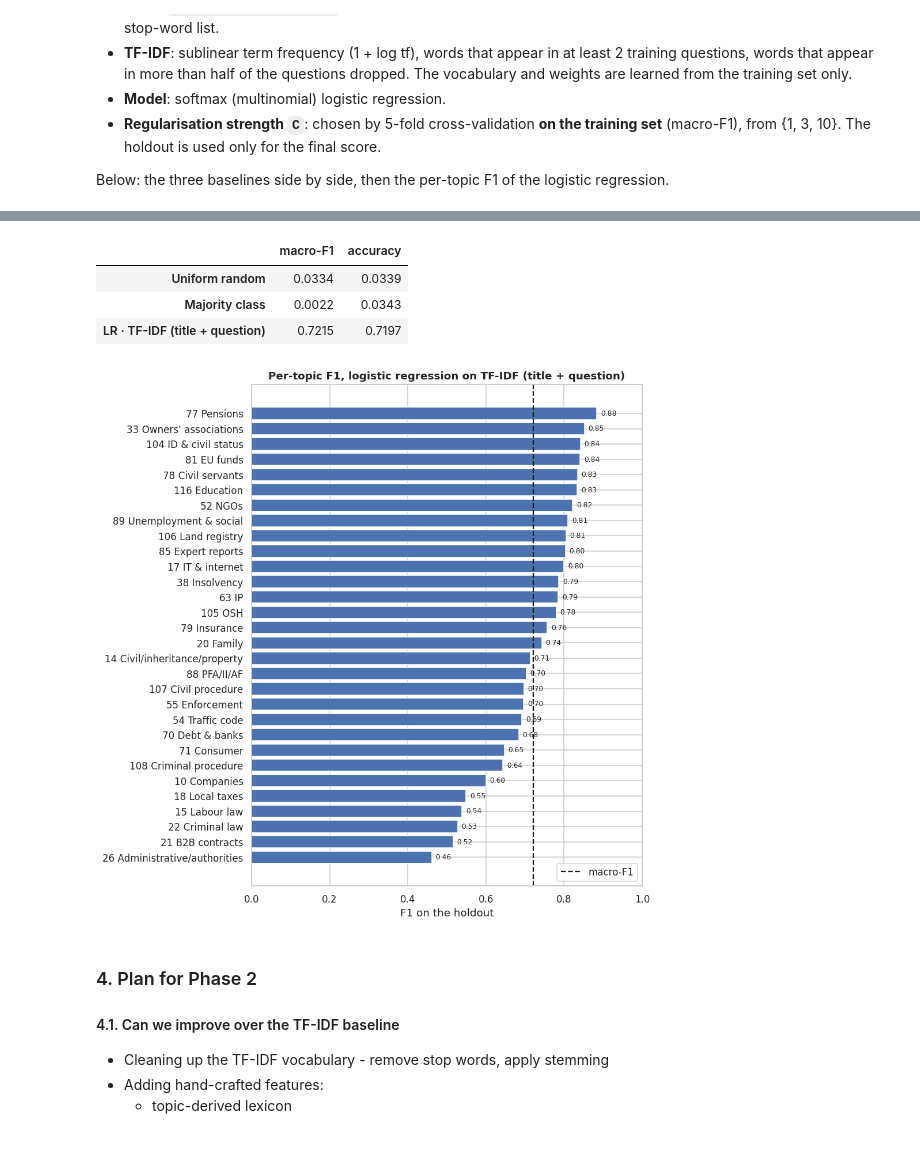
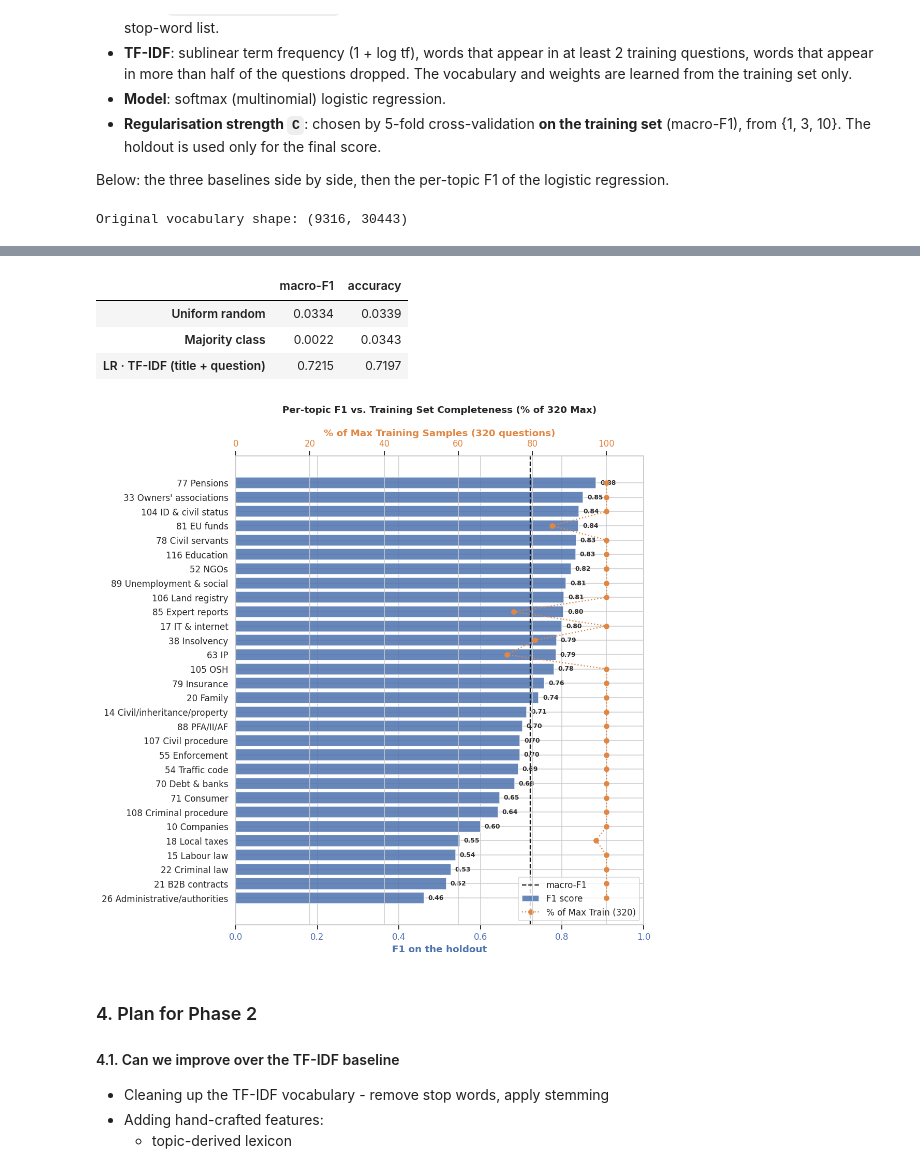
Before and after one commit to cristi-d/legal-questions-topic-prediction, a Jupyter notebook: extraction/legal_dataset_intro.ipynb, the cells around one changed output, grey strips where cells are left out. Cells and saved outputs as stored; diff of their text form; code cells hidden in the pictures.

```diff
--- a/extraction/legal_dataset_intro.ipynb
+++ b/extraction/legal_dataset_intro.ipynb
@@ -666,15 +710,34 @@ predicted topic: 10 Companies  (25 topics tied with 320 training questions)
 Below: the three baselines side by side, then the per-topic F1 of the logistic regression.
 # %%
 identity = lambda toks: toks
-tfidf_lr = make_pipeline(TfidfVectorizer(analyzer=identity, sublinear_tf=True, min_df=2, max_df=0.5),
-                         LogisticRegression(max_iter=3000))
-search = GridSearchCV(tfidf_lr, {'logisticregression__C': [1, 3, 10]}, scoring='f1_macro',
-                      cv=StratifiedKFold(5, shuffle=True, random_state=SEED), n_jobs=-1)
+tfidf_lr_vec = TfidfVectorizer(analyzer=identity, sublinear_tf=True, max_df=0.5)
+
+print("Original vocabulary shape:", tfidf_lr_vec.fit_transform(train['title_question_tokens']).shape)
+
+# Map each min_df to its resulting feature dimension (vocabulary size)
+min_df_values = [2, 3, 5]
+dim_map = {}
+for m_df in min_df_values:
+    temp_vec = TfidfVectorizer(analyzer=identity, sublinear_tf=True, max_df=0.5, min_df=m_df)
+    dim_map[m_df] = temp_vec.fit_transform(train['title_question_tokens']).shape[1]
+
+# Define Cross-Validation structure
+n_folds = 5
+cv_splitter = StratifiedKFold(n_splits=n_folds, shuffle=True, random_state=SEED)
+
+tfidf_lr = make_pipeline(tfidf_lr_vec, LogisticRegression(max_iter=3000))
+search = GridSearchCV(tfidf_lr, {
+    'logisticregression__C': [1, 3, 10],
+    'tfidfvectorizer__min_df': min_df_values
+}, scoring='f1_macro', cv=cv_splitter, n_jobs=-1)
 search.fit(train['title_question_tokens'], y_train)
-display(pd.DataFrame(search.cv_results_)[['param_logisticregression__C', 'mean_test_score', 'std_test_score']]
-        .rename(columns={'param_logisticregression__C': 'C', 'mean_test_score': 'CV macro-F1 (train)',
-                         'std_test_score': 'std'}).round(4).set_index('C'))
-print('chosen C:', search.best_params_['logisticregression__C'])
+
+results_df = pd.DataFrame(search.cv_results_)[['param_logisticregression__C', 'param_tfidfvectorizer__min_df', 'mean_test_score', 'std_test_score']]
+results_df.columns = ['C', 'min_df', 'CV macro-F1 (train)', 'std']
+results_df['input_dimension'] = results_df['min_df'].map(dim_map)
+
+display(results_df.round(4).set_index(['C', 'min_df', 'input_dimension']))
+print('chosen best params:', search.best_params_)
 
 lr_pred = search.best_estimator_.predict(holdout['title_question_tokens'])   # refitted on all of train
 evaluate('LR · TF-IDF (title + question)', lr_pred)
@@ -686,11 +749,42 @@ pd.DataFrame(BASELINE_RESULTS).T.to_csv(OUT_DIR / 'baseline_results.csv')
 # Per-topic F1 of the logistic regression on the holdout
 per_topic_f1 = pd.Series(f1_score(y_holdout, lr_pred, average=None, labels=BASE_LABELS),
                          index=[topic_short_label(i) for i in BASE_LABELS]).sort_values()
-fig, ax = plt.subplots(figsize=(9, 9))
-ax.barh(per_topic_f1.index, per_topic_f1.values, color='#4c72b0')
+
+# Calculate maximum possible training questions per topic dynamically based on CAP and CV folds
+# i.e., 80% of CAP when doing 5-fold CV
+max_train_questions = CAP * (1 - 1 / n_folds)
+
+train_counts_aligned = train.label.value_counts().reindex(BASE_LABELS, fill_value=0)
+train_pct = (train_counts_aligned / max_train_questions) * 100
+train_pct.index = [topic_short_label(i) for i in train_pct.index]
+train_pct = train_pct.reindex(per_topic_f1.index)
+
+fig, ax = plt.subplots(figsize=(10, 10))
+
+# Plot the primary F1-score bars
+ax.barh(per_topic_f1.index, per_topic_f1.values, color='#4c72b0', alpha=0.85, label='F1 score')
 ax.axvline(BASELINE_RESULTS['LR · TF-IDF (title + question)']['macro-F1'], color='k', ls='--', label='macro-F1')
-for y_, v in enumerate(per_topic_f1.values): ax.text(v + .01, y_, f'{v:.2f}', va='center', fontsize=8)
-ax.set_xlim(0, 1); ax.set_xlabel('F1 on the holdout'); ax.legend(loc='lower right')
-ax.set_title('Per-topic F1, logistic regression on TF-IDF (title + question)')
-plt.tight_layout(); plt.show()
+for y_, v in enumerate(per_topic_f1.values):
+    ax.text(v + .01, y_, f'{v:.2f}', va='center', fontsize=8, fontweight='bold', color='#2b2b2b')
+
+ax.set_xlim(0, 1)
+ax.set_xlabel('F1 on the holdout', color='#4c72b0', fontweight='bold')
+ax.tick_params(axis='x', labelcolor='#4c72b0')
+
+# Create a twin axis to overlay the % of max training samples
+ax2 = ax.twiny()
+ax2.plot(train_pct.values, per_topic_f1.index, color='#e28743', marker='o', ls=':', lw=1.5, label=f'% of Max Train ({int(max_train_questions)})')
+ax2.set_xlim(0, 110)
+ax2.set_xlabel(f'% of Max Training Samples ({int(max_train_questions)} questions)', color='#e28743', fontweight='bold')
+ax2.tick_params(axis='x', labelcolor='#e28743')
+
+# Combine legends
+lines, labels = ax.get_legend_handles_labels()
+lines2, labels2 = ax2.get_legend_handles_labels()
+ax.legend(lines + lines2, labels + labels2, loc='lower right')
+
+ax.set_title(f'Per-topic F1 vs. Training Set Completeness (% of {int(max_train_questions)} Max)', pad=20)
+plt.tight_layout()
+plt.show()
 # %% [output]
+Original vocabulary shape: (9316, 30443)
@@ -704,8 +804,8 @@ LR · TF-IDF (title + question): macro-F1 = 0.7215, accuracy = 0.7197
 |  | macro-F1 | accuracy |
 | Uniform random | 0.0334 | 0.0339 |
 | Majority class | 0.0022 | 0.0343 |
 | LR · TF-IDF (title + question) | 0.7215 | 0.7197 |
-[figure, old version]
+[figure, new version]
 # %% [markdown]
 ### 4. Plan for Phase 2
 
```
Also changed, not shown: parts of 4 cells of this notebook.
